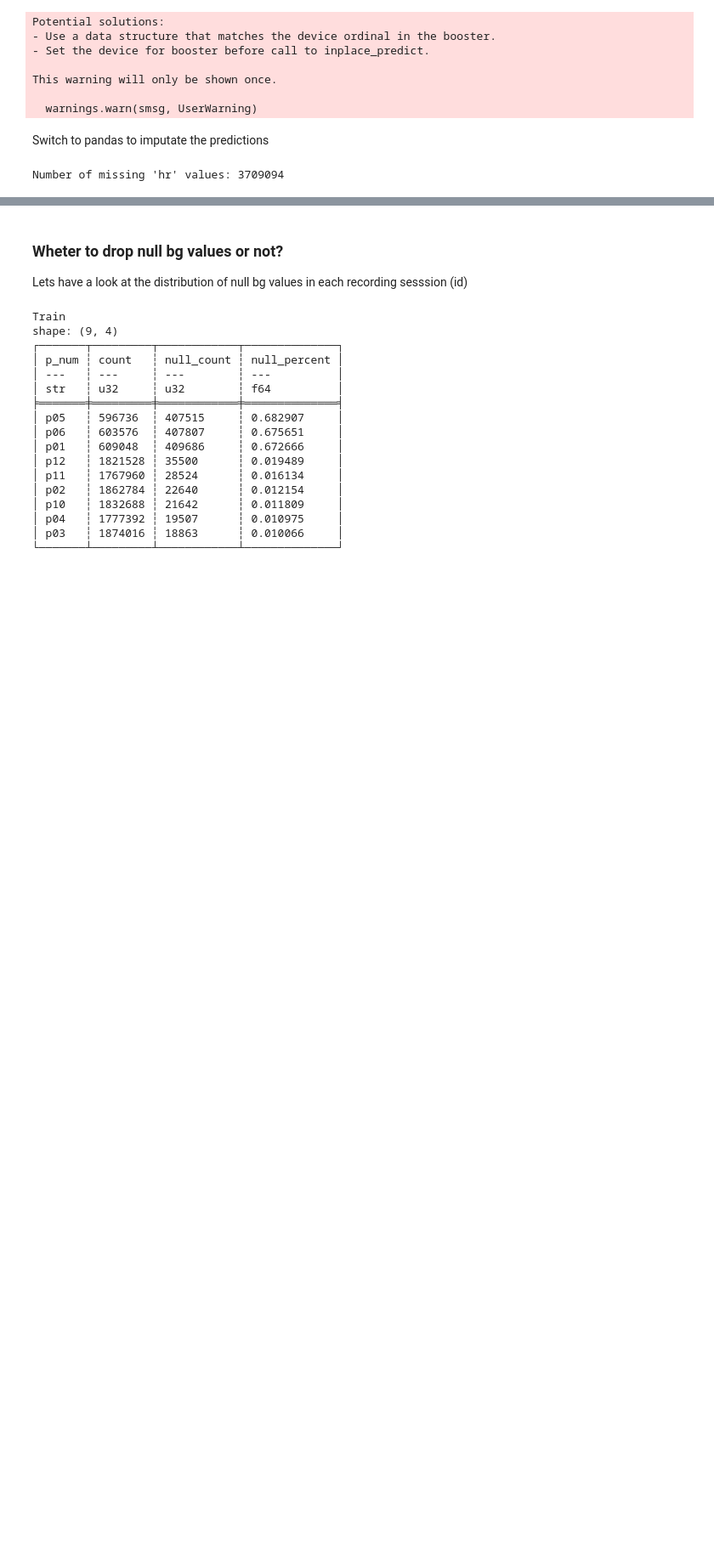
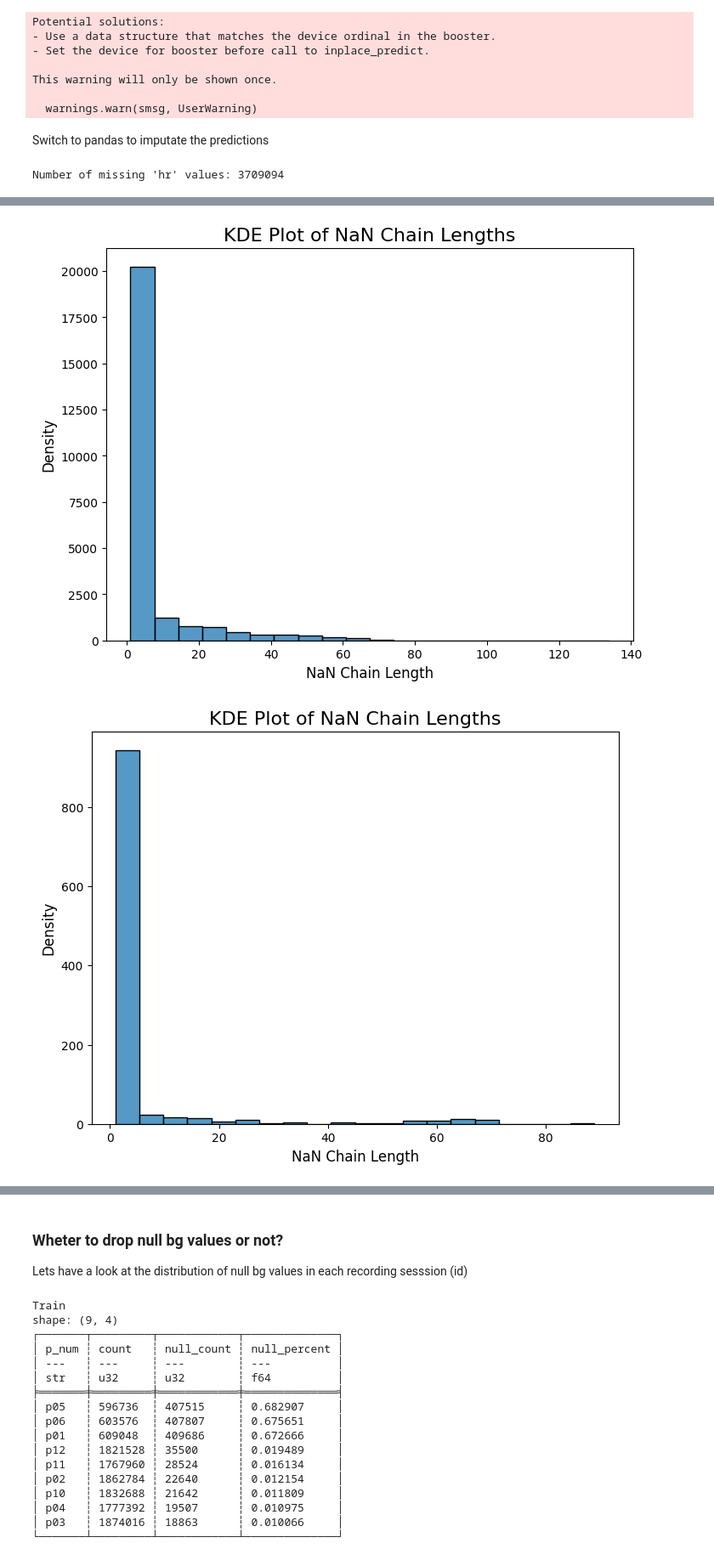
Before and after one commit to jamiemilsom/bloodGlucosePrediciton, a Jupyter notebook: src/notebooks/EDA.ipynb, the cells around one changed output, grey strips where cells are left out. Shown at 85% size. Saved outputs shown, nothing was run; the diff lists cells and outputs as text; code cells hidden in the pictures; blank space fills up the shorter version.

```diff
--- a/src/notebooks/EDA.ipynb
+++ b/src/notebooks/EDA.ipynb
@@ -776,0 +1097,36 @@ shape: (12_745_728, 47)
+# %%
+train_data = bg_train_pred_df['bg'].explode().to_numpy()
+test_data = bg_pred_test_df['bg'].explode().to_numpy()
+
+def plot_nan_chain_lengths(data):
+    nan_chain_lengths = []
+    current_chain_length = 0
+
+    for value in data:
+        if np.isnan(value):
+            current_chain_length += 1  # Increment length if value is NaN
+        else:
+            if current_chain_length > 0:  # End of a NaN chain
+                nan_chain_lengths.append(current_chain_length)
+            current_chain_length = 0
+
+    # Add the last chain if the array ends with NaNs
+    if current_chain_length > 0:
+        nan_chain_lengths.append(current_chain_length)
+
+    filtered_chain_lengths = [length for length in nan_chain_lengths if length != 2]
+    x_coords = np.linspace(0, len(filtered_chain_lengths) - 1, len(filtered_chain_lengths))
+
+
+    # Step 2: Plot KDE plot of NaN chain lengths
+    plt.figure(figsize=(8, 6))
+    sns.histplot(x=filtered_chain_lengths, bins=20)
+    plt.title("KDE Plot of NaN Chain Lengths", fontsize=16)
+    plt.xlabel("NaN Chain Length", fontsize=12)
+    plt.ylabel("Density", fontsize=12)
+
+plot_nan_chain_lengths(train_data)
+plot_nan_chain_lengths(test_data)
+# %% [output]
+[figure, added]
+[figure, added]
```
Also changed, not shown: parts of 16 cells of this notebook, 13 other files.
